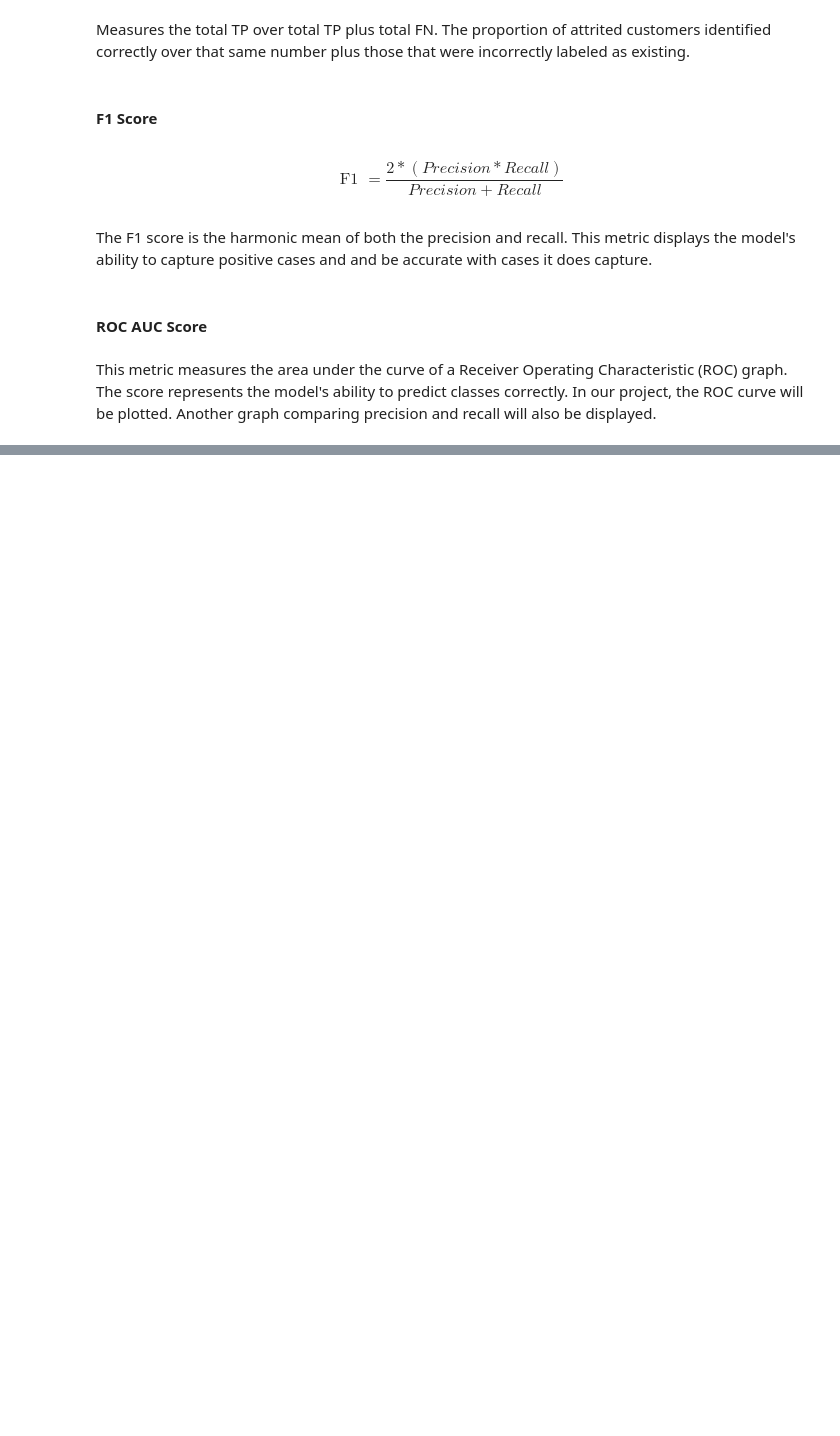
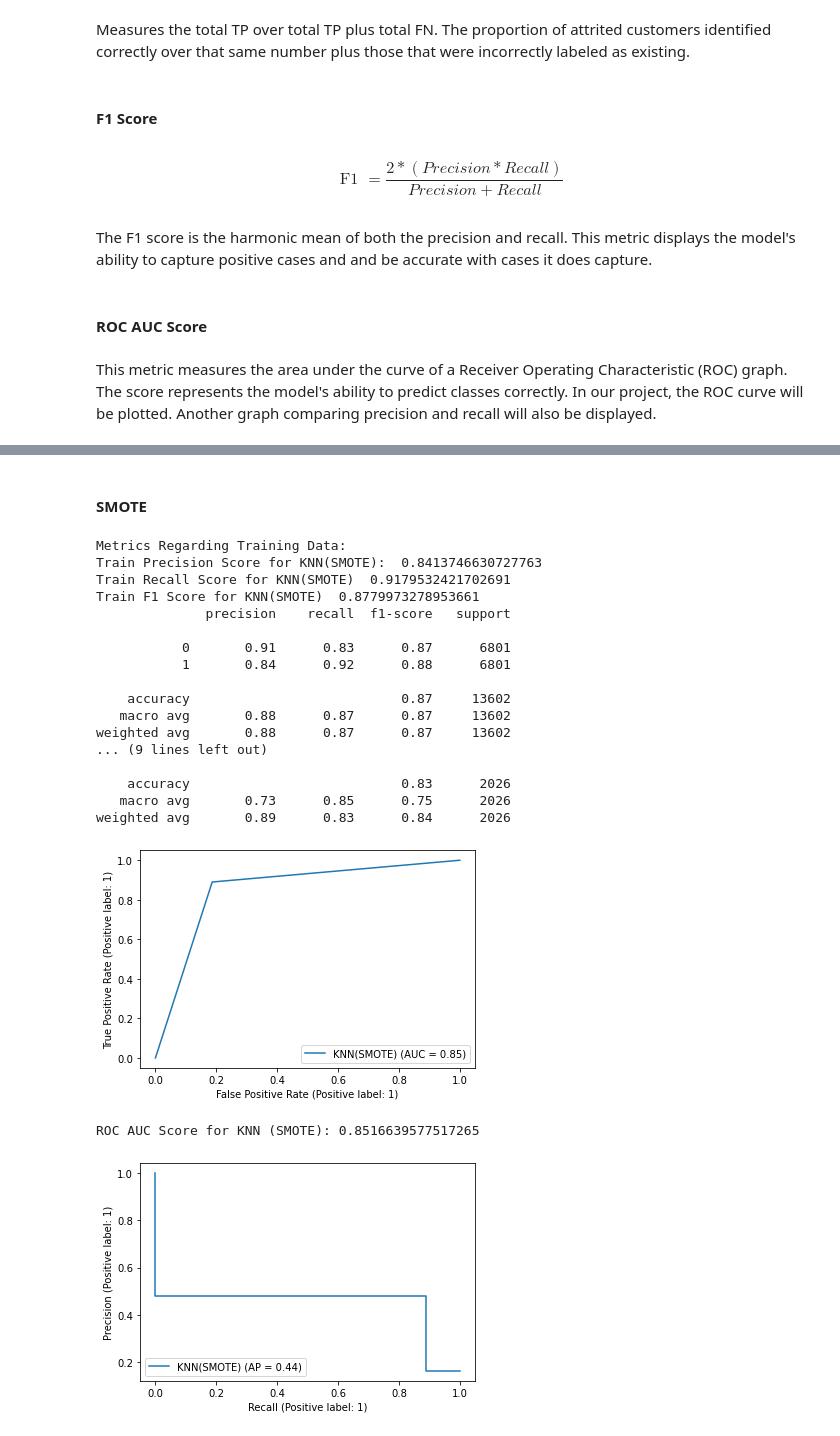
Before and after one commit to pw45000/cmps-320-final-project, a Jupyter notebook: cmps_320_final_project.ipynb, the cells around one changed output, grey strips where cells are left out. Drawn from its saved outputs; the diff is of its cells as text; code cells hidden in the pictures; blank space fills up the shorter version.

```diff
--- a/cmps_320_final_project.ipynb
+++ b/cmps_320_final_project.ipynb
@@ -1283,0 +1231,27 @@ ROC AUC Score for KNN (SMOTE): 0.8282097942124618
+# %% [markdown]
+#### SMOTE
+# %%
+knn_new = knn(n_neighbors=m.ceil((len(X_smote_std))**(1/2)))
+algorithm = knn_new.fit(X_smote_std, y_smote_std)
+metricDisplay(models[0], sampling[1], algorithm, pred_std_test, tar_std_test, X_smote_std, y_smote_std)
+# %% [output]
+Metrics Regarding Training Data:
+Train Precision Score for KNN(SMOTE):  0.8413746630727763
+Train Recall Score for KNN(SMOTE)  0.9179532421702691
+Train F1 Score for KNN(SMOTE)  0.8779973278953661
+              precision    recall  f1-score   support
+
+           0       0.91      0.83      0.87      6801
+           1       0.84      0.92      0.88      6801
+
+    accuracy                           0.87     13602
+   macro avg       0.88      0.87      0.87     13602
+weighted avg       0.88      0.87      0.87     13602
+... (9 lines left out)
+
+    accuracy                           0.83      2026
+   macro avg       0.73      0.85      0.75      2026
+weighted avg       0.89      0.83      0.84      2026
+[figure, added]
+ROC AUC Score for KNN (SMOTE): 0.8516639577517265
+[figure, added]
```
Also changed, not shown: parts of 103 cells of this notebook.
